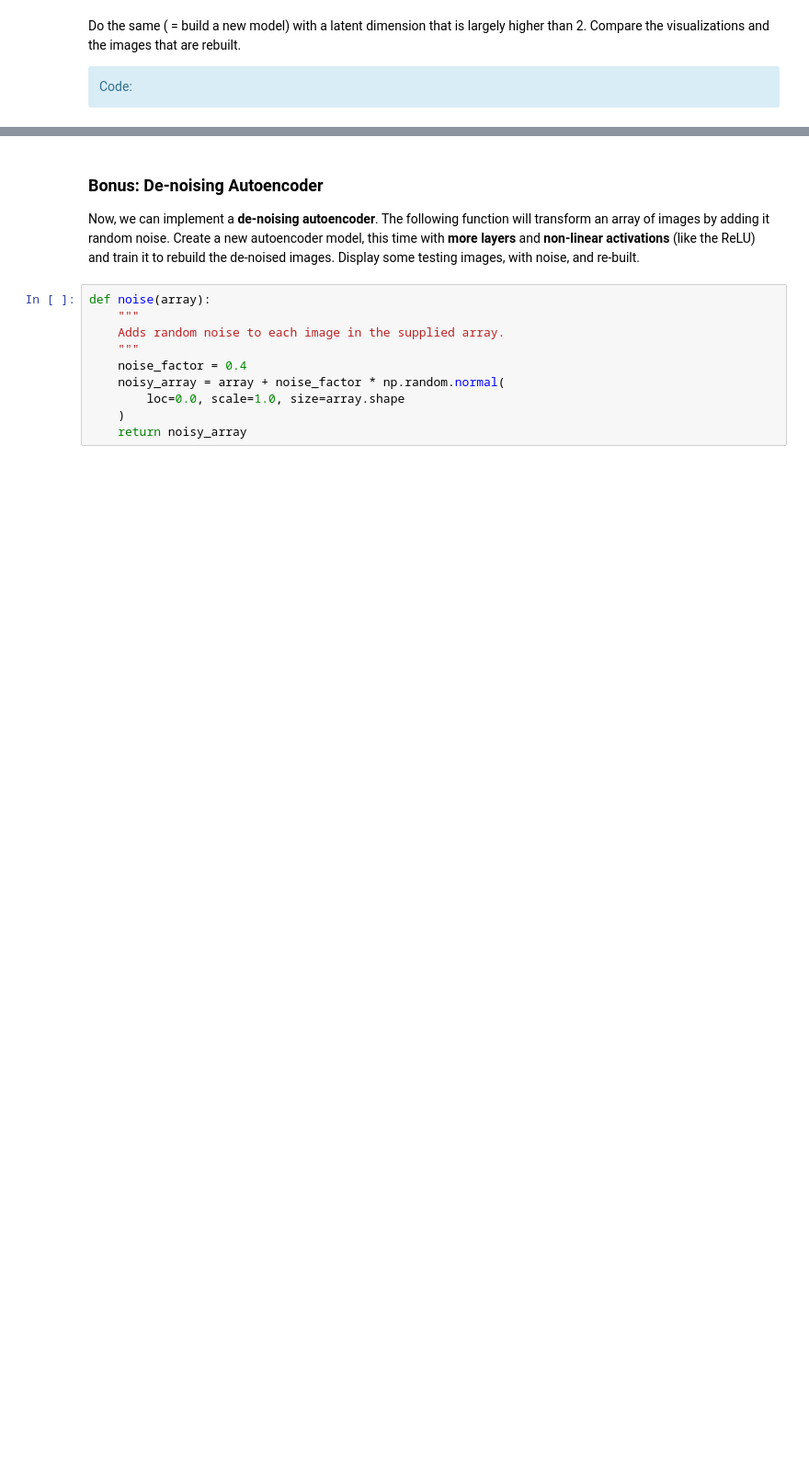
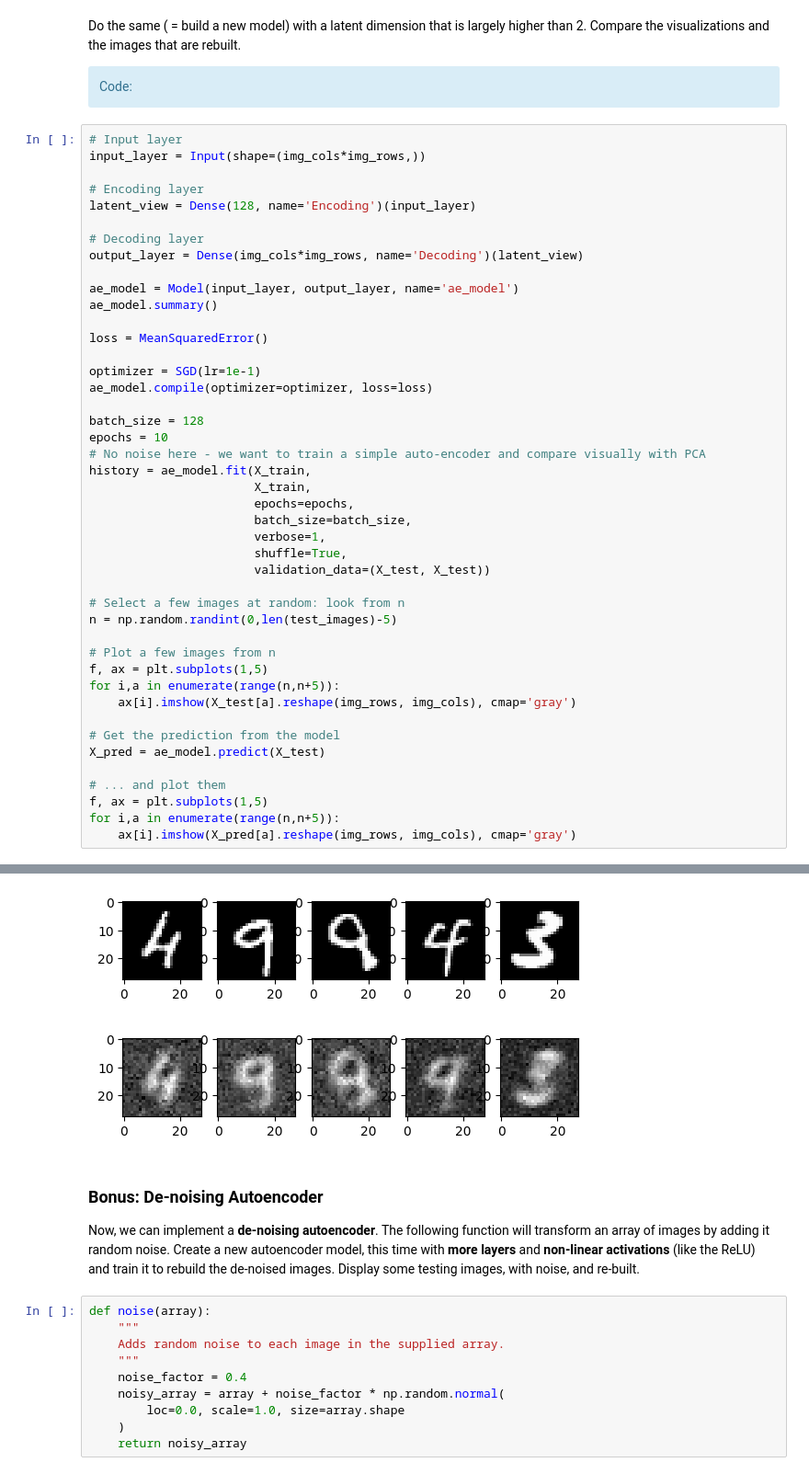
Before and after one commit to kjle/TelecomParis_Promo2025, a Jupyter notebook: SD-TSIA210/TP2 NN/TP_NN_students.ipynb, the cells around one changed output, grey strips where cells are left out. Shown: that part at 92% size. Drawn from its saved outputs; the diff is of its cells as text; blank space fills up the shorter version.

```diff
--- a/SD-TSIA210/TP2 NN/TP_NN_students.ipynb
+++ b/SD-TSIA210/TP2 NN/TP_NN_students.ipynb
@@ -510,3 +508,48 @@ for i,a in enumerate(range(n,n+5)):
 Do the same ( = build a new model) with a latent dimension that is largely higher than 2. Compare the visualizations and the images that are rebuilt.
 <div class='alert alert-block alert-info'>
             Code:</div>
+# %%
+# Input layer
+input_layer = Input(shape=(img_cols*img_rows,))
+
+# Encoding layer
+latent_view = Dense(128, name='Encoding')(input_layer)
+
+# Decoding layer
+output_layer = Dense(img_cols*img_rows, name='Decoding')(latent_view)
+
+ae_model = Model(input_layer, output_layer, name='ae_model')
+ae_model.summary()
+
+loss = MeanSquaredError()
+
+optimizer = SGD(lr=1e-1)
+ae_model.compile(optimizer=optimizer, loss=loss)
+
+batch_size = 128
+epochs = 10
+# No noise here - we want to train a simple auto-encoder and compare visually with PCA
+history = ae_model.fit(X_train,
+                       X_train,
+                       epochs=epochs,
+                       batch_size=batch_size,
+                       verbose=1,
+                       shuffle=True,
+                       validation_data=(X_test, X_test))
+
+# Select a few images at random: look from n
+n = np.random.randint(0,len(test_images)-5)
+
+# Plot a few images from n
+f, ax = plt.subplots(1,5)
+for i,a in enumerate(range(n,n+5)):
+    ax[i].imshow(X_test[a].reshape(img_rows, img_cols), cmap='gray')
+
+# Get the prediction from the model
+X_pred = ae_model.predict(X_test)
+
+# ... and plot them
+f, ax = plt.subplots(1,5)
+for i,a in enumerate(range(n,n+5)):
+    ax[i].imshow(X_pred[a].reshape(img_rows, img_cols), cmap='gray')
+# %% [output]
@@ -513,3 +589,5 @@ Do the same ( = build a new model) with a latent dimension that is largely highe
+[figure, added]
+[figure, added]
 # %% [markdown]
 ### Bonus: De-noising Autoencoder
 
```
Also changed, not shown: parts of 19 cells of this notebook.
